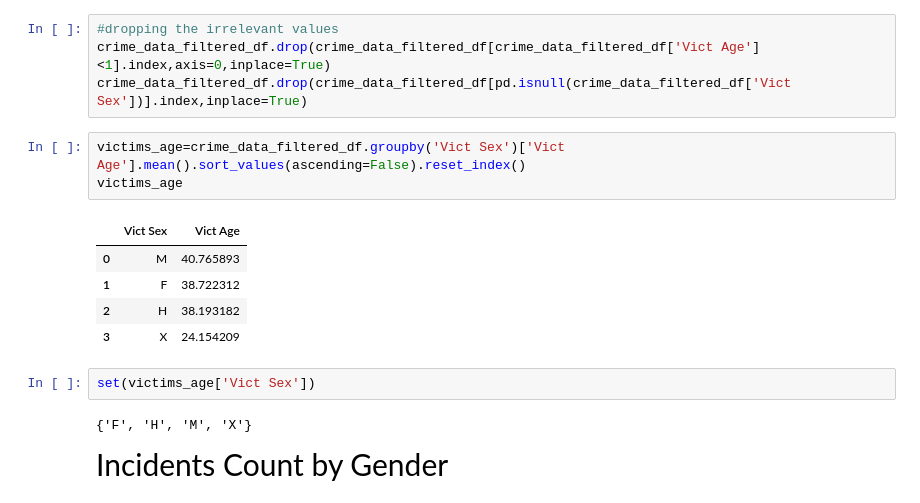
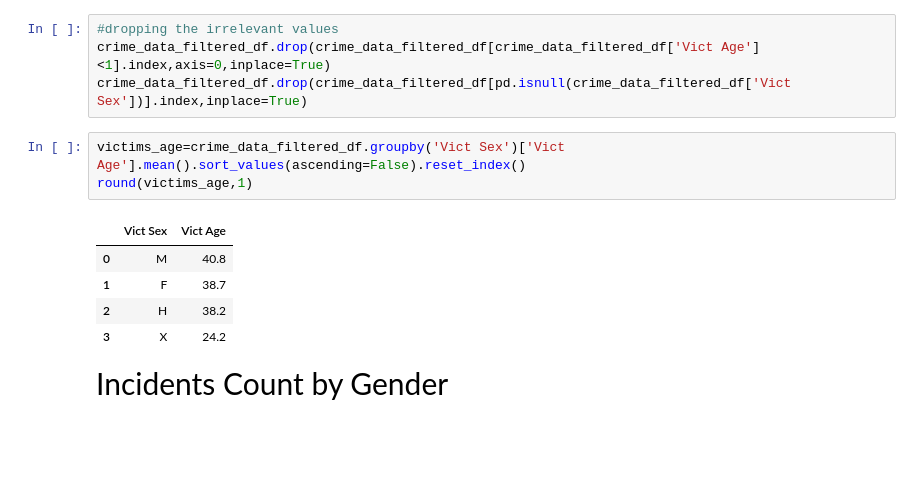
Before and after one commit to VladimirShpilkin/Python-Projects, a Jupyter notebook: LA_Crime/la_crime_data_analysis.ipynb, the cells around one changed output. Cells and saved outputs as stored; diff of their text form; blank space fills up the shorter version.

```diff
--- a/LA_Crime/la_crime_data_analysis.ipynb
+++ b/LA_Crime/la_crime_data_analysis.ipynb
@@ -240,17 +224,13 @@ crime_data_filtered_df.drop(crime_data_filtered_df[crime_data_filtered_df['Vict
 crime_data_filtered_df.drop(crime_data_filtered_df[pd.isnull(crime_data_filtered_df['Vict Sex'])].index,inplace=True)
 # %%
 victims_age=crime_data_filtered_df.groupby('Vict Sex')['Vict Age'].mean().sort_values(ascending=False).reset_index()
-victims_age
+round(victims_age,1)
 # %% [output]
 |  | Vict Sex | Vict Age |
-| 0 | M | 40.765893 |
-| 1 | F | 38.722312 |
-| 2 | H | 38.193182 |
-| 3 | X | 24.154209 |
+| 0 | M | 40.8 |
+| 1 | F | 38.7 |
+| 2 | H | 38.2 |
+| 3 | X | 24.2 |
-# %%
-set(victims_age['Vict Sex'])
-# %% [output]
-{'F', 'H', 'M', 'X'}
 # %% [markdown]
 <div style="display: flex; justify-content: center; align-items: center; height: 100%;">
     <span style="color: black; font-family: 'Times New Roman'; font-size: 30px;">
```
Also changed, not shown: parts of 8 cells of this notebook.
